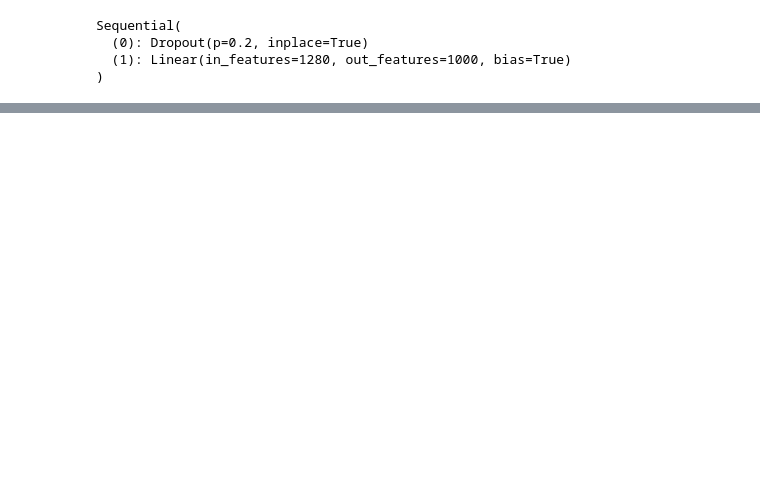
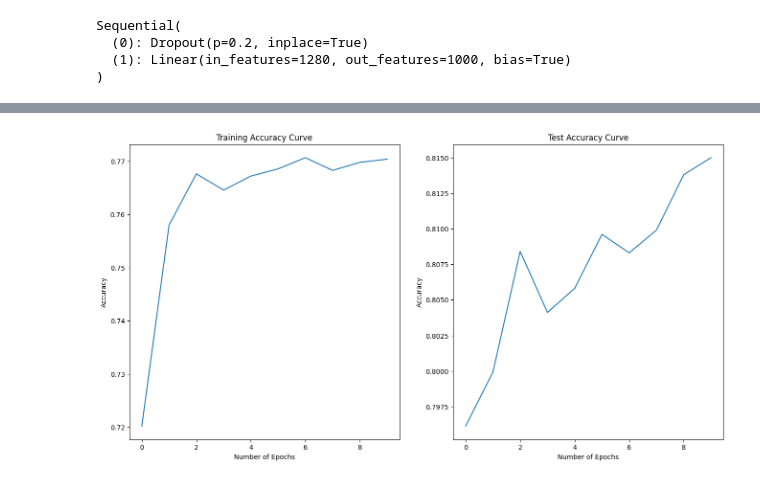
Before and after one commit to bhargav-borah/CIFAR10ImageClassification, a Jupyter notebook: model_7.ipynb, the cells around one changed output, grey strips where cells are left out. Cells and saved outputs as stored; diff of their text form; code cells hidden in the pictures; blank space fills up the shorter version.

```diff
--- a/model_7.ipynb
+++ b/model_7.ipynb
@@ -131,0 +164,5 @@ Estimated Total Size (MB): 3487.44
+# %%
+plot_accuracy_curves(train_accuracies=history_7['train_accuracies'],
+                     test_accuracies=history_7['test_accuracies'])
+# %% [output]
+[figure, added]
```
Also changed, not shown: parts of 5 cells of this notebook.
